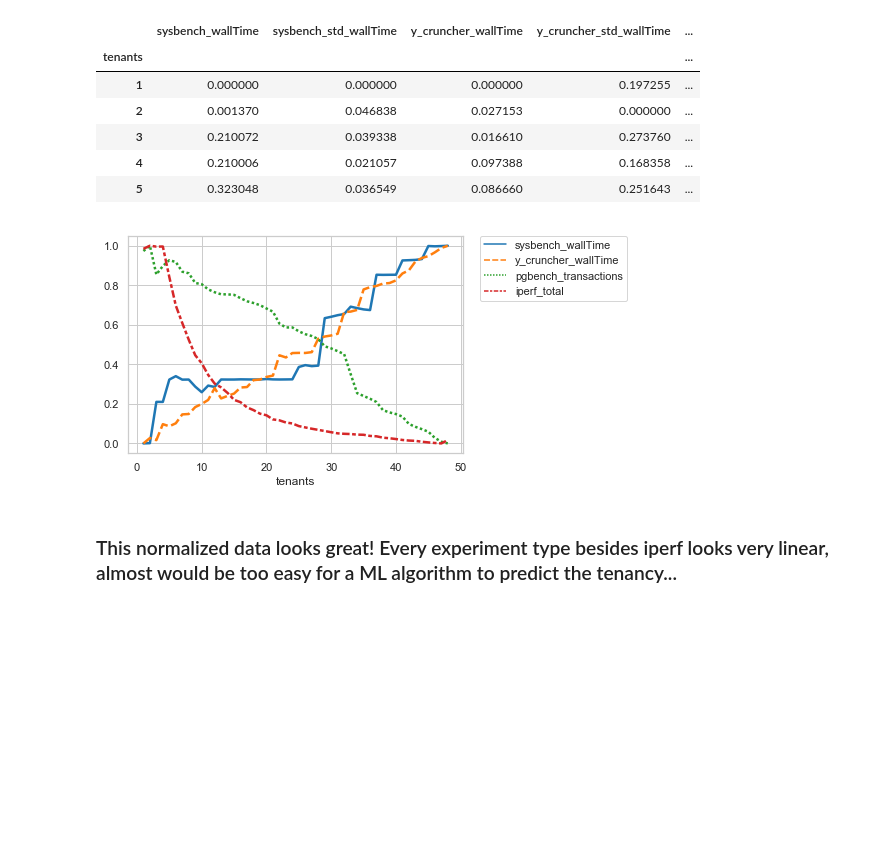
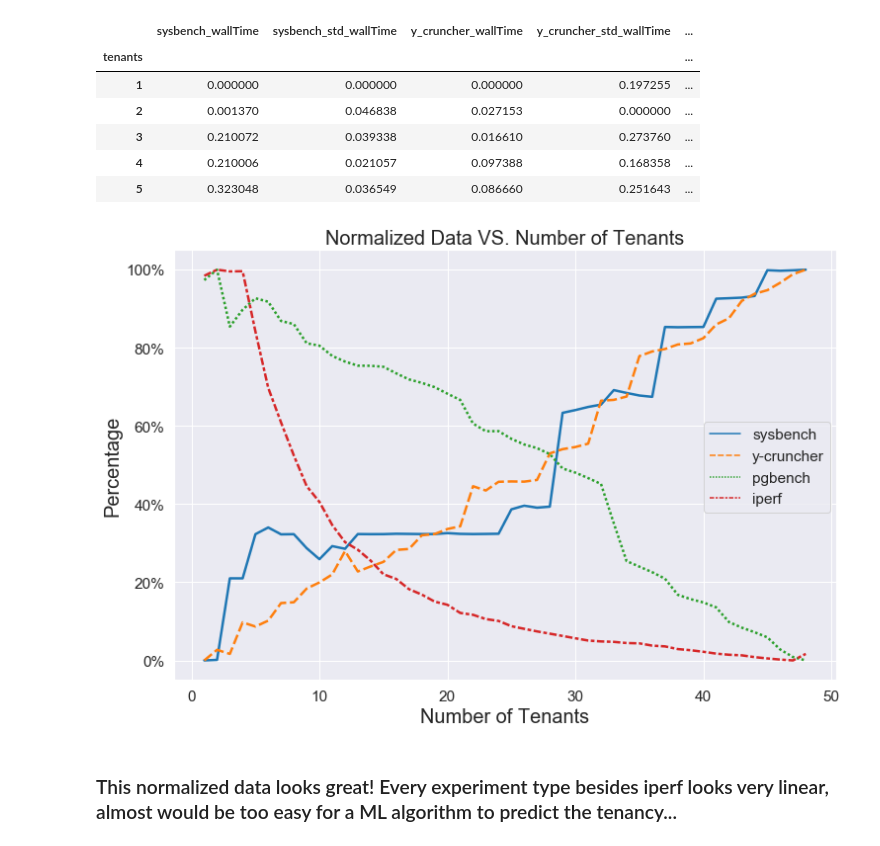
Before and after one commit to delvinuw/IaaSCloudResourceContention, a Jupyter notebook: modeldata/m5d/M5d Summary Visualizations.ipynb, the cells around one changed output. Drawn from its saved outputs; the diff is of its cells as text; code cells hidden in the pictures; blank space fills up the shorter version.

Commit message:
added visualizations - open cloud predictions jupyter notebook

```diff
--- a/modeldata/m5d/M5d Summary Visualizations.ipynb
+++ b/modeldata/m5d/M5d Summary Visualizations.ipynb
@@ -99,15 +99,32 @@ df_normalized.head()
 | 3 | 0.210072 | 0.039338 | 0.016610 | 0.273760 | ... |
 | 4 | 0.210006 | 0.021057 | 0.097388 | 0.168358 | ... |
 | 5 | 0.323048 | 0.036549 | 0.086660 | 0.251643 | ... |
-# %%
-#now with normalized df, let's try plotting again
-data_plot = df_normalized[['sysbench_wallTime', 'y_cruncher_wallTime', 'pgbench_transactions', 'iperf_total']]
-
-sns.lineplot(data=data_plot, palette="tab10", linewidth=2.5)
-plt.legend(bbox_to_anchor=(1.05, 1), loc=2, borderaxespad=0.)
-plt.show()
-# %% [output]
-[figure, removed]
+# %%
+import matplotlib.ticker as ticker
+
+#now with normalized df, let's try plotting again
+#add percentage to tik
+
+sns.set(font_scale=1.4)
+
+
+#fig, ax = plt.subplots()
+fig, ax = plt.subplots(figsize=(12, 8))
+data_plot = df_normalized[['sysbench_wallTime', 'y_cruncher_wallTime', 'pgbench_transactions', 'iperf_total']]
+data_plot = data_plot * 100
+data_plot = data_plot.rename(columns= {'sysbench_wallTime': "sysbench", 'y_cruncher_wallTime': "y-cruncher", 'pgbench_transactions': 'pgbench', 'iperf_total':'iperf'})
+sns.lineplot(data=data_plot, palette="tab10", linewidth=2.5)
+plt.legend(bbox_to_anchor=(0.8, 0.6), loc=2, borderaxespad=0.)
+
+ax.set_title("Normalized Data VS. Number of Tenants", fontsize=20)
+ax.set_xlabel("Number of Tenants", fontsize=20)
+ax.set_ylabel("Percentage", fontsize=20)
+
+
+
+ax.yaxis.set_major_formatter(ticker.PercentFormatter())
+# %% [output]
+[figure, added]
 # %% [markdown]
 <h3>This normalized data looks great! Every experiment type besides iperf looks very linear, almost would be too easy for a ML algorithm to predict the tenancy...</h3>
 # %% [markdown]
```
Also changed, not shown: 8 other files.
